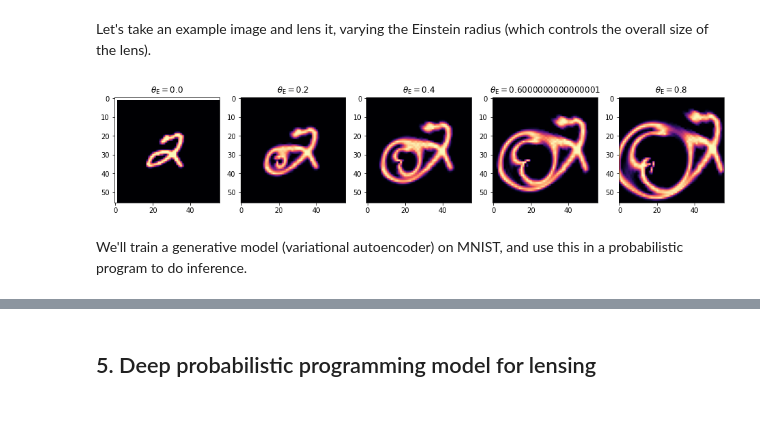
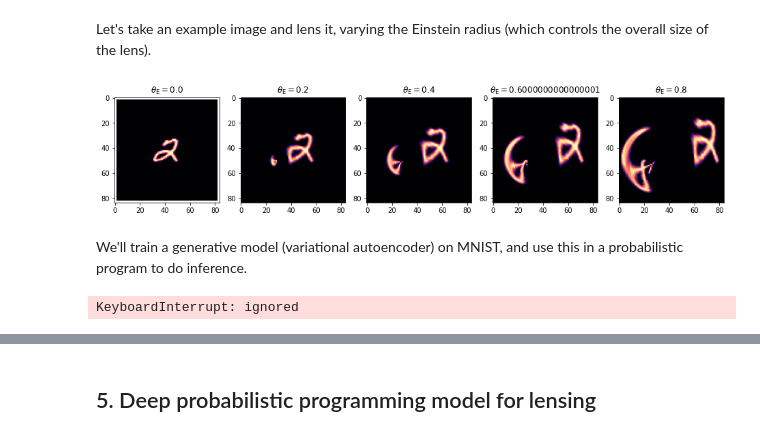
Before and after one commit to smsharma/deep-prob-prog-tutorials, a Jupyter notebook: 02_deep_prob_prog.ipynb, the cells around one changed output, grey strips where cells are left out. Saved outputs shown, nothing was run; the diff lists cells and outputs as text; code cells hidden in the pictures.

```diff
--- a/02_deep_prob_prog.ipynb
+++ b/02_deep_prob_prog.ipynb
@@ -75,8 +93,7 @@ from astropy.cosmology import Planck15
 from astropy.convolution import convolve, Gaussian2DKernel
 
 import jax.numpy as jnp
-
-from jaxinterp2d import CartesianGrid
+from jax.scipy.ndimage import map_coordinates
 
 # Conversion factors
 
@@ -178,11 +195,9 @@ class LensingSim:
         Perform interpolation on a grid. Adapted from https://github.com/adam-coogan/jaxinterp2d.
         """
         coords = jnp.broadcast_arrays(*coords)
-        coords = [(c - lo) * (n - 1) / (hi - lo)
-                  for (lo, hi), c, n in zip(self.limits, coords, self.values.shape)
-                 ]
+        coords = [(c - lo) * (n - 1) / (hi - lo) for (lo, hi), c, n in zip(limits, coords, values.shape)]
 
-        return map_coordinates(self.values, coords, mode=self.mode, cval=self.cval, order=1)
+        return map_coordinates(values, coords, mode="constant", cval=jnp.nan, order=1)
 
     @staticmethod
     def _mag_to_flux(mag, mag_zp):
@@ -359,22 +367,22 @@ def lensing_simulator(theta_x_0, theta_y_0, theta_E, q, src_ary):
 
   return lensed_image
 # %%
-n_pad = 14  # Pad the MNIST images so they're more centered
+n_pad = 28  # Pad the MNIST images so they're more centered
 idx_example = 0  # Test set example
 
 src_mnist = np.pad(test_ds[idx_example, :, :, 0], (n_pad, n_pad))
 
 n_img = 5
 theta_E_ary = np.linspace(0., 0.8, n_img)
 
 fig, ax = plt.subplots(1, n_img, figsize=(16,3))
 
 for i_img in range(n_img):
   lensed_image = lensing_simulator(theta_x_0=0.2, theta_y_0=-0.3, theta_E=theta_E_ary[i_img], q=0.7, src_ary=src_mnist)
   ax[i_img].imshow(lensed_image.T, cmap='magma')
   ax[i_img].set_title(r"$\theta_\mathrm{{E}} = {}$".format(theta_E_ary[i_img]))
 # %% [output]
-[figure, old version]
+[figure, new version]
 # %% [markdown]
 We'll train a generative model (variational autoencoder) on MNIST, and use this in a probabilistic program to do inference.
 # %%
@@ -519,9 +555,11 @@ for epoch in range(num_epochs):
 
     metrics, comparison, sample = eval(state.params, test_ds, z, eval_rng)
 
-    print('Eval. epoch: {}, Loss: {:.4f}, MSE: {:.4f}, KL-Div.: {:.4f}'.format(
-      epoch + 1, metrics['loss'], metrics['mse'], metrics['kld']
+    print('Epoch: {}, Loss: {:.4f}, MSE: {:.4f}, KL-Div.: {:.4f}'.format(
+      epoch + 1, metrics['loss'], metrics['reconstruction_loss'], metrics['kld']
     ))
+# %% [output]
+KeyboardInterrupt: ignored
 # %%
 rng = jax.random.PRNGKey(12)
 rng, z_key, eval_rng = random.split(rng, 3)
```
Also changed, not shown: parts of 17 cells of this notebook.
